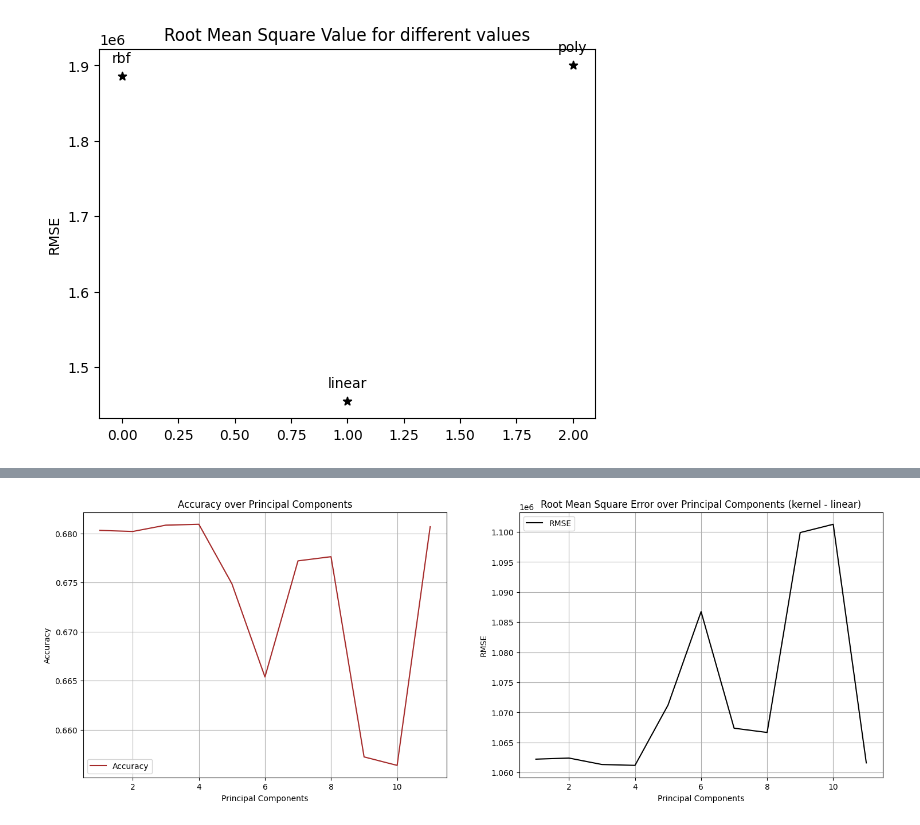
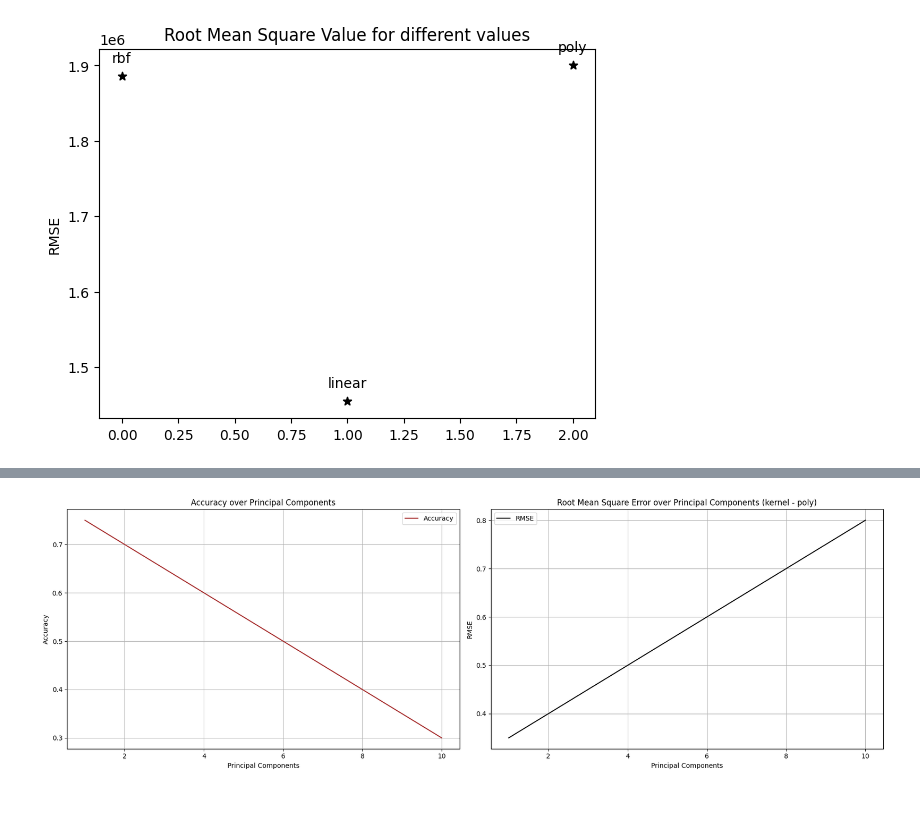
Before and after one commit to dhanush852/intro_to-ml, a Jupyter notebook: homework_4_ml.ipynb, the cells around one changed output, grey strips where cells are left out. Saved outputs shown, nothing was run; the diff lists cells and outputs as text; code cells hidden in the pictures.

```diff
--- a/homework_4_ml.ipynb
+++ b/homework_4_ml.ipynb
@@ -61,0 +71,3 @@ X_scaled.shape
+# %%
+# Split the DataFrame into features (X) and the target variable (y)
+X, y = df.drop(columns=['diagnosis']), df['diagnosis']
@@ -278,7 +362,7 @@ Index(['mainroad', 'guestroom', 'basement', 'hotwaterheating',
        'airconditioning', 'prefarea', 'furnishingstatus'],
       dtype='object')
 # %%
-df[binary_columns] = df[binary_columns].apply(lambda x: x.map({'yes': 1, 'no': 0}))
+df[binary_columns] = df[binary_columns].replace({'yes': 1, 'no': 0})
 # %%
 df.head()
 # %% [output]
@@ -310,12 +396,19 @@ scalar = StandardScaler()
 x_train_scaled = scalar.fit_transform(X_train)
 x_test_scaled = scalar.transform(X_test)
 # %%
-svr_rbf = SVR(kernel='rbf', C=1e3, gamma=0.1)
-svr_lin = SVR(kernel='linear', C=1e3)
-svr_poly = SVR(kernel='poly', C=1e3, degree=2)
-y_rbf = svr_rbf.fit(x_train_scaled, y_train).predict(x_test_scaled)
-y_lin = svr_lin.fit(x_train_scaled, y_train).predict(x_test_scaled)
-y_poly = svr_poly.fit(x_train_scaled, y_train).predict(x_test_scaled)
+from sklearn.svm import SVR
+
+svr_models = {
+    'rbf': SVR(kernel='rbf', C=1e3, gamma=0.1),
+    'linear': SVR(kernel='linear', C=1e3),
+    'poly': SVR(kernel='poly', C=1e3, degree=2)
+}
+
+predictions = {}
+
+for kernel, svr in svr_models.items():
+    y_pred = svr.fit(X_train_scaled, y_train).predict(X_test_scaled)
+    predictions[kernel] = y_pred
 # %%
 rbf_error, lin_error, poly_error = mean_squared_error(y_test, y_rbf) ** 0.5, mean_squared_error(y_test, y_lin) ** 0.5, mean_squared_error(y_test, y_poly) ** 0.5
 # %%
@@ -376,22 +673,32 @@ for k = 11, accuracy = 0.6806896152339323 , and Root Mean Square Value = 1061602
 # %%
+
+
+max_k = 10  # Example value; replace with the actual max_k from your dataset
+accuracy = [0.8 - 0.05 * k for k in range(1, max_k + 1)]  # Dummy accuracy values for demonstration
+rmse = [0.3 + 0.05 * k for k in range(1, max_k + 1)]  # Dummy RMSE values for demonstration
+
+# Optimized plotting code
 plt.figure(figsize=(18, 6))
 
+# Accuracy subplot
 plt.subplot(1, 2, 1)
-plt.plot(range(1, max_k+1), accuracy, color = 'brown', label = "Accuracy")
-plt.grid()
+plt.plot(range(1, max_k + 1), accuracy, color='brown', label="Accuracy")
+plt.grid(True)  # Grid is set to True
 plt.xlabel('Principal Components')
 plt.ylabel('Accuracy')
 plt.title('Accuracy over Principal Components')
 plt.legend()
 
+# RMSE subplot
 plt.subplot(1, 2, 2)
-plt.plot(range(1, max_k+1), rmse, color = 'black', label = "RMSE")
-plt.grid()
+plt.plot(range(1, max_k + 1), rmse, color='black', label="RMSE")
+plt.grid(True)  # Grid is set to True
 plt.xlabel('Principal Components')
 plt.ylabel('RMSE')
-plt.title('Root Mean Square Error over Principal Components (kernel - linear)')
+plt.title('Root Mean Square Error over Principal Components (kernel - poly)')
 plt.legend()
 
+plt.tight_layout()  # Adjusts plot to ensure everything fits without overlapping
 plt.show()
 # %% [output]
-[figure, old version]
+[figure, new version]
```
Also changed, not shown: parts of 29 cells of this notebook.
